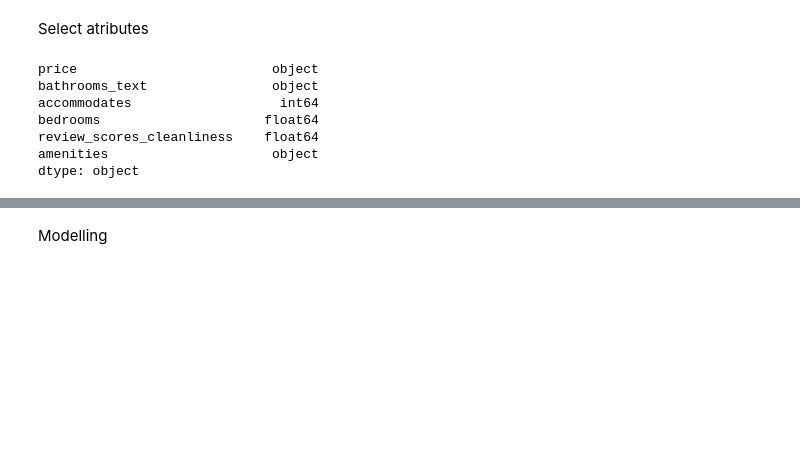
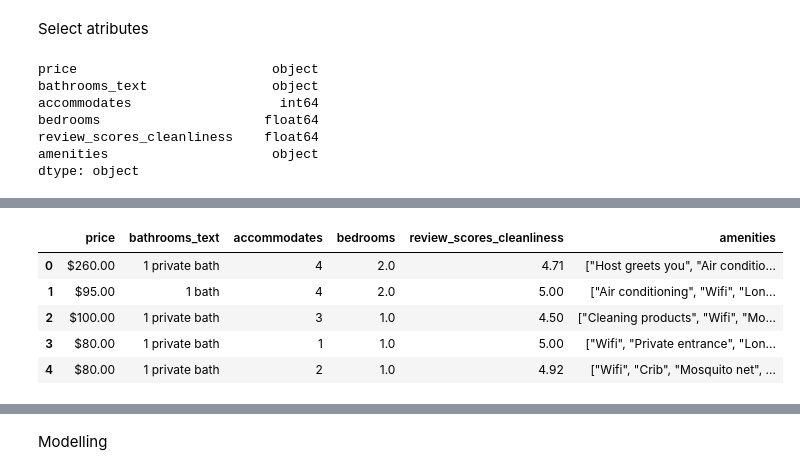
Before and after one commit to MarieeCzy/airbnb_ml_model, a Jupyter notebook: sevilla_city.ipynb, the cells around one changed output, grey strips where cells are left out. Cells and saved outputs as stored; diff of their text form; code cells hidden in the pictures; blank space fills up the shorter version.

```diff
--- a/sevilla_city.ipynb
+++ b/sevilla_city.ipynb
@@ -91 +97,13 @@ data_frame[selected_columns].head()
+# %%
+'''Jak to mniej więcej wygląda, bierzemy bathrooms_text bo kolumna bathrooms jest pusta,
+potem wyciągniemy sobie liczby'''
+data_frame[selected_columns].describe
+data_frame[selected_columns].head()
+# %% [output]
+|  | price | bathrooms_text | accommodates | bedrooms | review_scores_cleanliness | amenities |
+| 0 | $260.00 | 1 private bath | 4 | 2.0 | 4.71 | ["Host greets you", "Air conditio... |
+| 1 | $95.00 | 1 bath | 4 | 2.0 | 5.00 | ["Air conditioning", "Wifi", "Lon... |
+| 2 | $100.00 | 1 private bath | 3 | 1.0 | 4.50 | ["Cleaning products", "Wifi", "Mo... |
+| 3 | $80.00 | 1 private bath | 1 | 1.0 | 5.00 | ["Wifi", "Private entrance", "Lon... |
+| 4 | $80.00 | 1 private bath | 2 | 1.0 | 4.92 | ["Wifi", "Crib", "Mosquito net", ... |
 # %%
```
Also changed, not shown: parts of 26 cells of this notebook.
